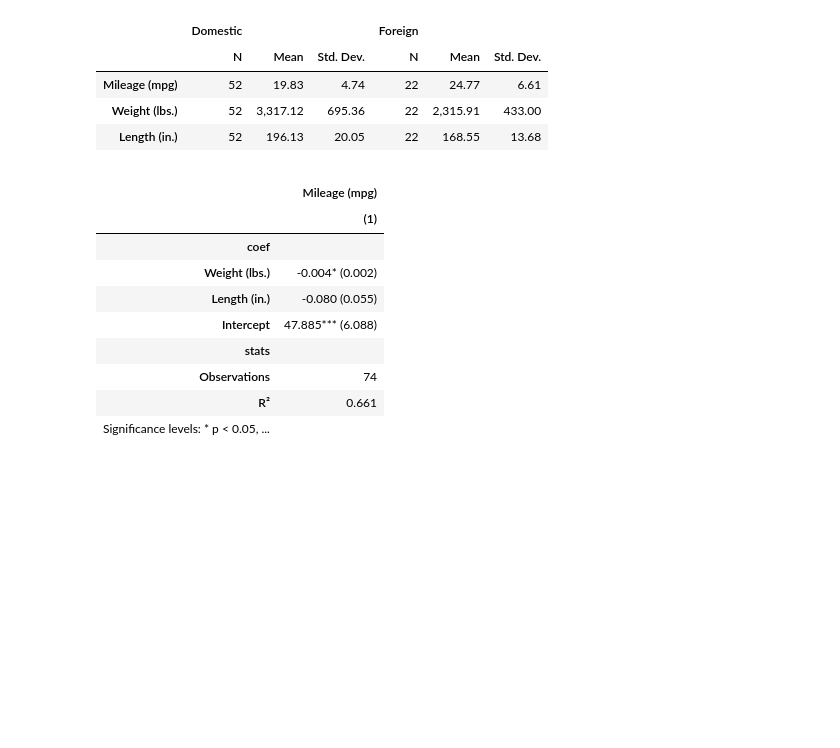
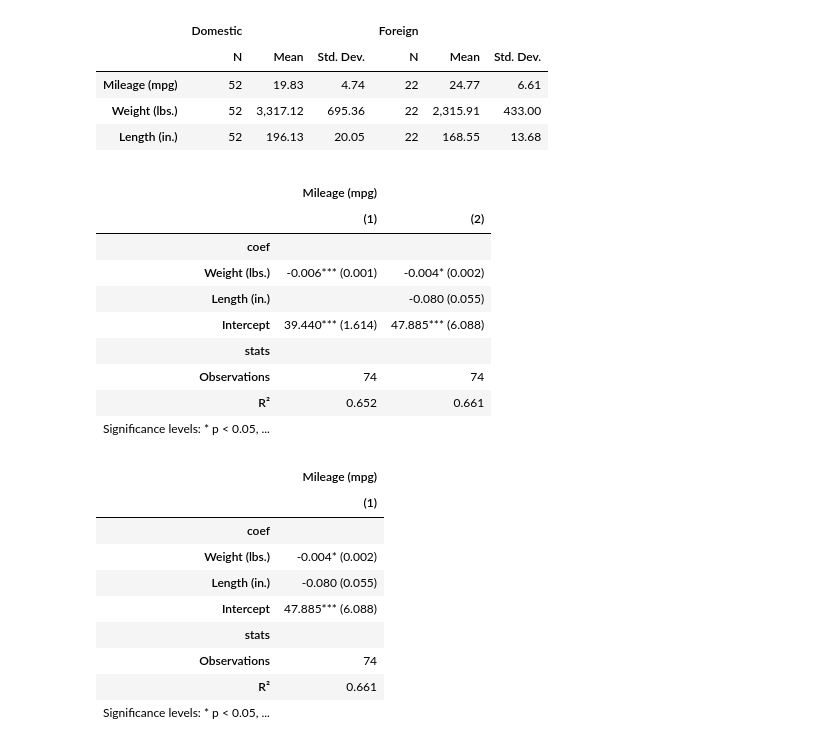
Before and after one commit to dsliwka/maketables, a Jupyter notebook: test_stata_import.ipynb, the cells around one changed output. Cells and saved outputs as stored; diff of their text form; code cells hidden in the pictures; blank space fills up the shorter version.

```diff
--- a/test_stata_import.ipynb
+++ b/test_stata_import.ipynb
@@ -46,6 +46,19 @@ DTable(df, vars=["mpg","weight","length"], bycol=["foreign"])
 | Weight (lbs.) | 52 | 3,317.12 | 695.36 | 22 | 2,315.91 | 433.00 |
 | Length (in.) | 52 | 196.13 | 20.05 | 22 | 168.55 | 13.68 |
 |  |  |  |  |  |  |  |
+# %%
+ETable(pf.feols("mpg ~ csw(weight, length)", data=df))
+# %% [output]
+|  | Mileage (mpg) |  |
+|  | (1) | (2) |
+| coef |  |  |
+| Weight (lbs.) | -0.006*** (0.001) | -0.004* (0.002) |
+| Length (in.) |  | -0.080 (0.055) |
+| Intercept | 39.440*** (1.614) | 47.885*** (6.088) |
+| stats |  |  |
+| Observations | 74 | 74 |
+| R² | 0.652 | 0.661 |
+| Significance levels: * p < 0.05, ... |  |  |
 # %%
 est1=pf.feols("mpg ~ weight + length", data=df)
 ETable(est1)
```
Also changed, not shown: 11 other files.
